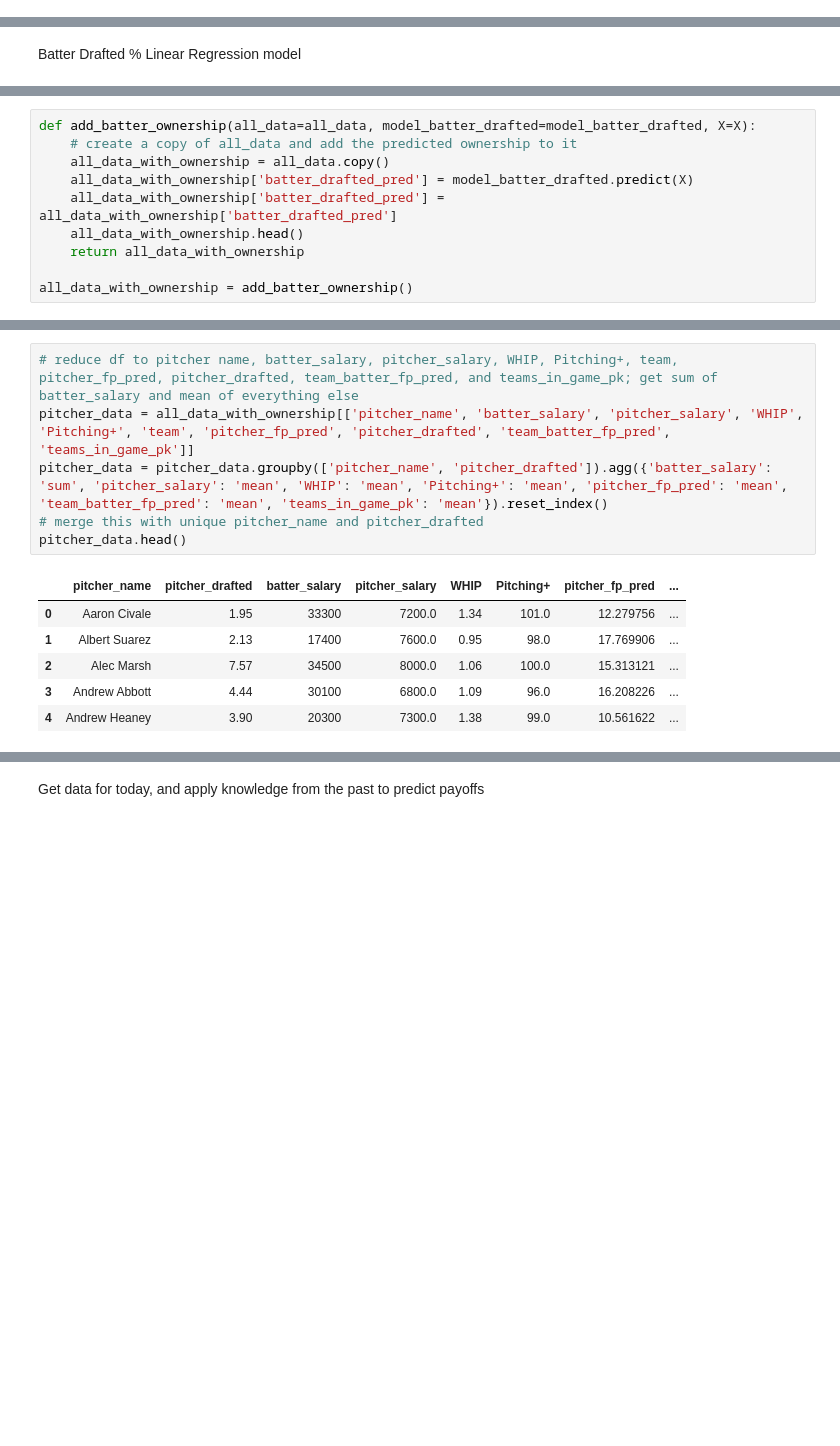
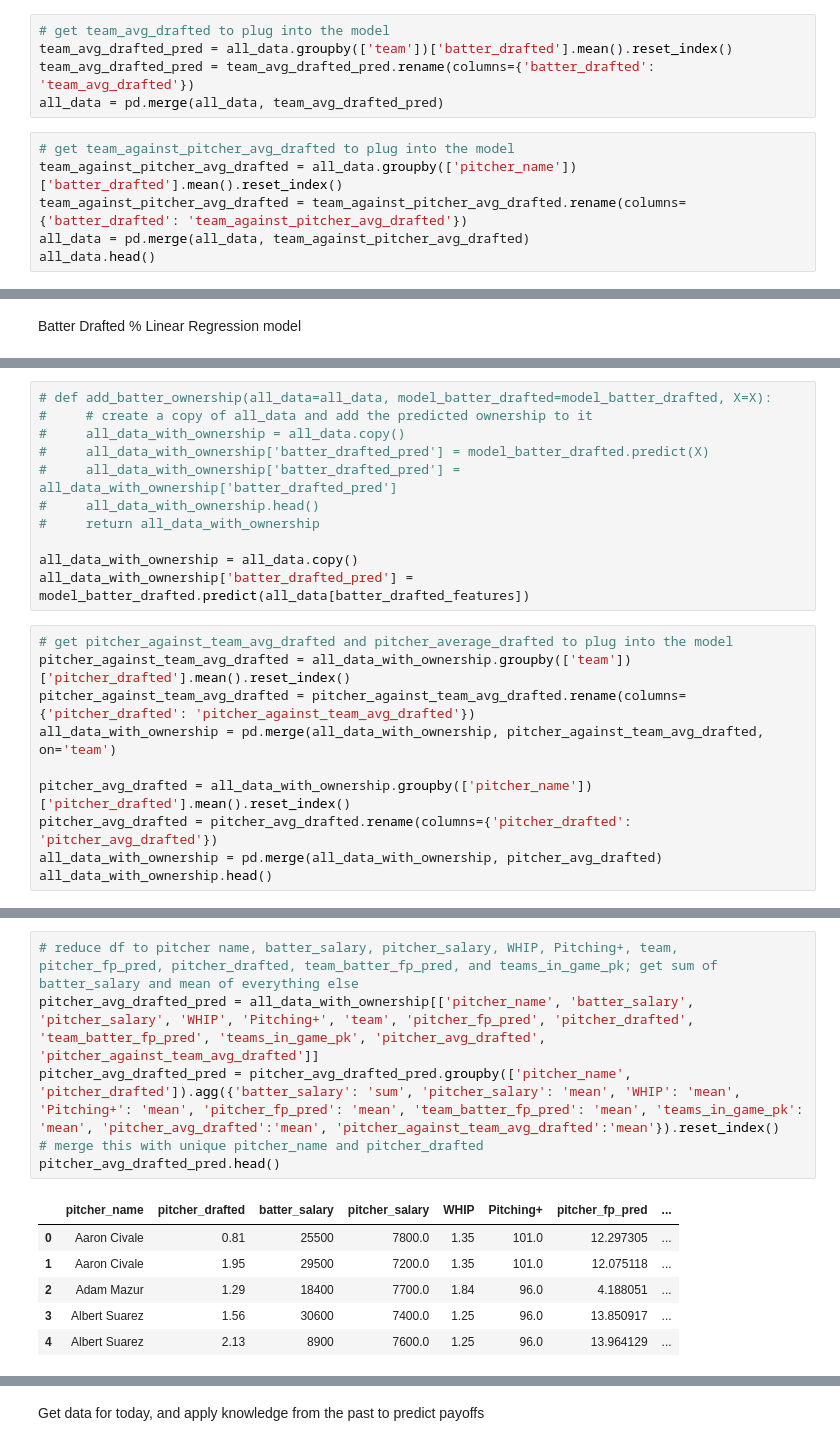
Before and after one commit to mcglade8/MLB, a Jupyter notebook: baseball_python.ipynb, the cells around one changed output, grey strips where cells are left out. Saved outputs shown, nothing was run; the diff lists cells and outputs as text; blank space fills up the shorter version.

```diff
--- a/baseball_python.ipynb
+++ b/baseball_python.ipynb
@@ -916,0 +1400,11 @@ all_data = get_all_data_plus_team_batter_fp_pred()
+# %%
+# get team_avg_drafted to plug into the model
+team_avg_drafted_pred = all_data.groupby(['team'])['batter_drafted'].mean().reset_index()
+team_avg_drafted_pred = team_avg_drafted_pred.rename(columns={'batter_drafted': 'team_avg_drafted'})
+all_data = pd.merge(all_data, team_avg_drafted_pred)
+# %%
+# get team_against_pitcher_avg_drafted to plug into the model
+team_against_pitcher_avg_drafted = all_data.groupby(['pitcher_name'])['batter_drafted'].mean().reset_index()
+team_against_pitcher_avg_drafted = team_against_pitcher_avg_drafted.rename(columns={'batter_drafted': 'team_against_pitcher_avg_drafted'})
+all_data = pd.merge(all_data, team_against_pitcher_avg_drafted)
+all_data.head()
@@ -937,10 +1450,21 @@ Ownership Model RMSE:  3.7016929582725897
 # %%
-def add_batter_ownership(all_data=all_data, model_batter_drafted=model_batter_drafted, X=X):
-    # create a copy of all_data and add the predicted ownership to it
-    all_data_with_ownership = all_data.copy()
-    all_data_with_ownership['batter_drafted_pred'] = model_batter_drafted.predict(X)
-    all_data_with_ownership['batter_drafted_pred'] = all_data_with_ownership['batter_drafted_pred']
-    all_data_with_ownership.head()
-    return all_data_with_ownership
+# def add_batter_ownership(all_data=all_data, model_batter_drafted=model_batter_drafted, X=X):
+#     # create a copy of all_data and add the predicted ownership to it
+#     all_data_with_ownership = all_data.copy()
+#     all_data_with_ownership['batter_drafted_pred'] = model_batter_drafted.predict(X)
+#     all_data_with_ownership['batter_drafted_pred'] = all_data_with_ownership['batter_drafted_pred']
+#     all_data_with_ownership.head()
+#     return all_data_with_ownership
 
-all_data_with_ownership = add_batter_ownership()
+all_data_with_ownership = all_data.copy()
+all_data_with_ownership['batter_drafted_pred'] = model_batter_drafted.predict(all_data[batter_drafted_features])
+# %%
+# get pitcher_against_team_avg_drafted and pitcher_average_drafted to plug into the model
+pitcher_against_team_avg_drafted = all_data_with_ownership.groupby(['team'])['pitcher_drafted'].mean().reset_index()
+pitcher_against_team_avg_drafted = pitcher_against_team_avg_drafted.rename(columns={'pitcher_drafted': 'pitcher_against_team_avg_drafted'})
+all_data_with_ownership = pd.merge(all_data_with_ownership, pitcher_against_team_avg_drafted, on='team')
+
+pitcher_avg_drafted = all_data_with_ownership.groupby(['pitcher_name'])['pitcher_drafted'].mean().reset_index()
+pitcher_avg_drafted = pitcher_avg_drafted.rename(columns={'pitcher_drafted': 'pitcher_avg_drafted'})
+all_data_with_ownership = pd.merge(all_data_with_ownership, pitcher_avg_drafted)
+all_data_with_ownership.head()
@@ -947,14 +1478,14 @@ all_data_with_ownership = add_batter_ownership()
 # %%
 # reduce df to pitcher name, batter_salary, pitcher_salary, WHIP, Pitching+, team, pitcher_fp_pred, pitcher_drafted, team_batter_fp_pred, and teams_in_game_pk; get sum of batter_salary and mean of everything else
-pitcher_data = all_data_with_ownership[['pitcher_name', 'batter_salary', 'pitcher_salary', 'WHIP', 'Pitching+', 'team', 'pitcher_fp_pred', 'pitcher_drafted', 'team_batter_fp_pred', 'teams_in_game_pk']]
-pitcher_data = pitcher_data.groupby(['pitcher_name', 'pitcher_drafted']).agg({'batter_salary': 'sum', 'pitcher_salary': 'mean', 'WHIP': 'mean', 'Pitching+': 'mean', 'pitcher_fp_pred': 'mean', 'team_batter_fp_pred': 'mean', 'teams_in_game_pk': 'mean'}).reset_index()
+pitcher_avg_drafted_pred = all_data_with_ownership[['pitcher_name', 'batter_salary', 'pitcher_salary', 'WHIP', 'Pitching+', 'team', 'pitcher_fp_pred', 'pitcher_drafted', 'team_batter_fp_pred', 'teams_in_game_pk', 'pitcher_avg_drafted', 'pitcher_against_team_avg_drafted']]
+pitcher_avg_drafted_pred = pitcher_avg_drafted_pred.groupby(['pitcher_name', 'pitcher_drafted']).agg({'batter_salary': 'sum', 'pitcher_salary': 'mean', 'WHIP': 'mean', 'Pitching+': 'mean', 'pitcher_fp_pred': 'mean', 'team_batter_fp_pred': 'mean', 'teams_in_game_pk': 'mean', 'pitcher_avg_drafted':'mean', 'pitcher_against_team_avg_drafted':'mean'}).reset_index()
 # merge this with unique pitcher_name and pitcher_drafted
-pitcher_data.head()
+pitcher_avg_drafted_pred.head()
 # %% [output]
 |  | pitcher_name | pitcher_drafted | batter_salary | pitcher_salary | WHIP | Pitching+ | pitcher_fp_pred | ... |
-| 0 | Aaron Civale | 1.95 | 33300 | 7200.0 | 1.34 | 101.0 | 12.279756 | ... |
-| 1 | Albert Suarez | 2.13 | 17400 | 7600.0 | 0.95 | 98.0 | 17.769906 | ... |
-| 2 | Alec Marsh | 7.57 | 34500 | 8000.0 | 1.06 | 100.0 | 15.313121 | ... |
-| 3 | Andrew Abbott | 4.44 | 30100 | 6800.0 | 1.09 | 96.0 | 16.208226 | ... |
-| 4 | Andrew Heaney | 3.90 | 20300 | 7300.0 | 1.38 | 99.0 | 10.561622 | ... |
+| 0 | Aaron Civale | 0.81 | 25500 | 7800.0 | 1.35 | 101.0 | 12.297305 | ... |
+| 1 | Aaron Civale | 1.95 | 29500 | 7200.0 | 1.35 | 101.0 | 12.075118 | ... |
+| 2 | Adam Mazur | 1.29 | 18400 | 7700.0 | 1.84 | 96.0 | 4.188051 | ... |
+| 3 | Albert Suarez | 1.56 | 30600 | 7400.0 | 1.25 | 96.0 | 13.850917 | ... |
+| 4 | Albert Suarez | 2.13 | 8900 | 7600.0 | 1.25 | 96.0 | 13.964129 | ... |
 # %%
```
Also changed, not shown: parts of 77 cells of this notebook.
